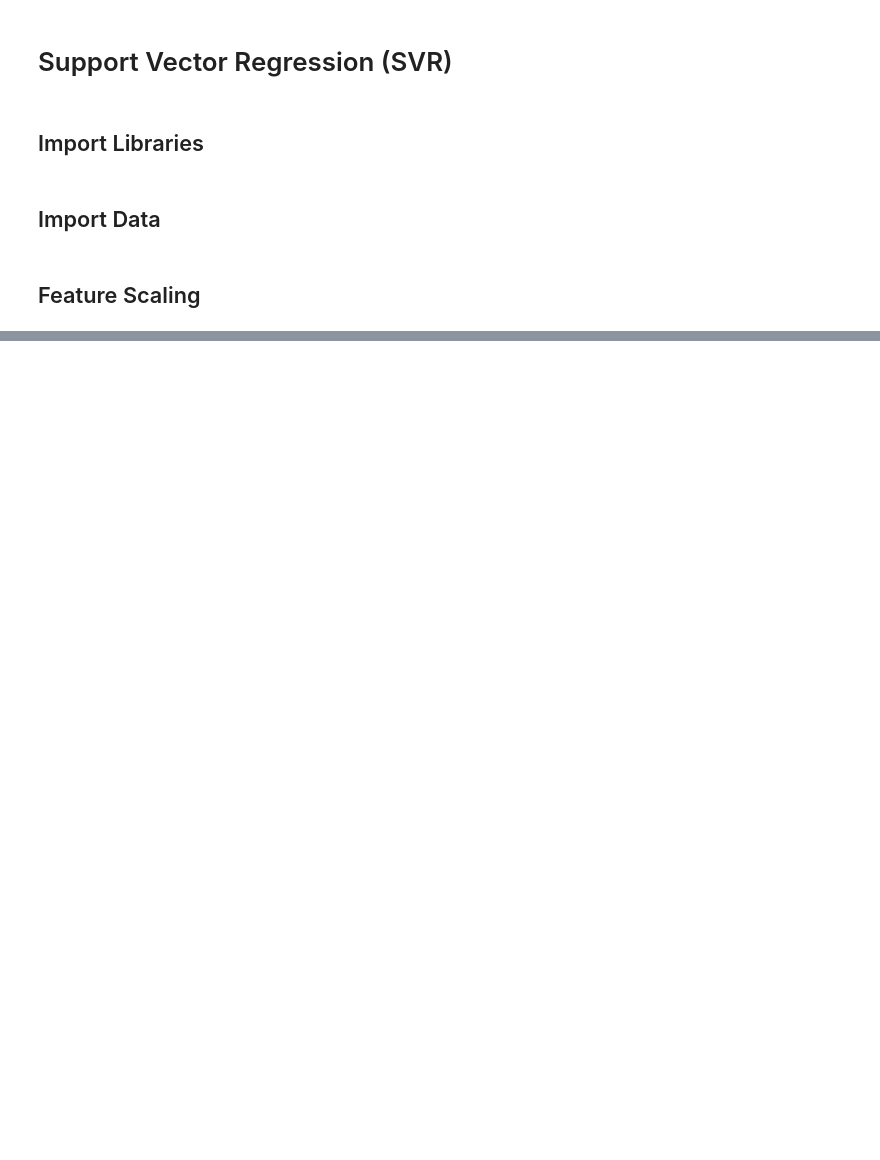
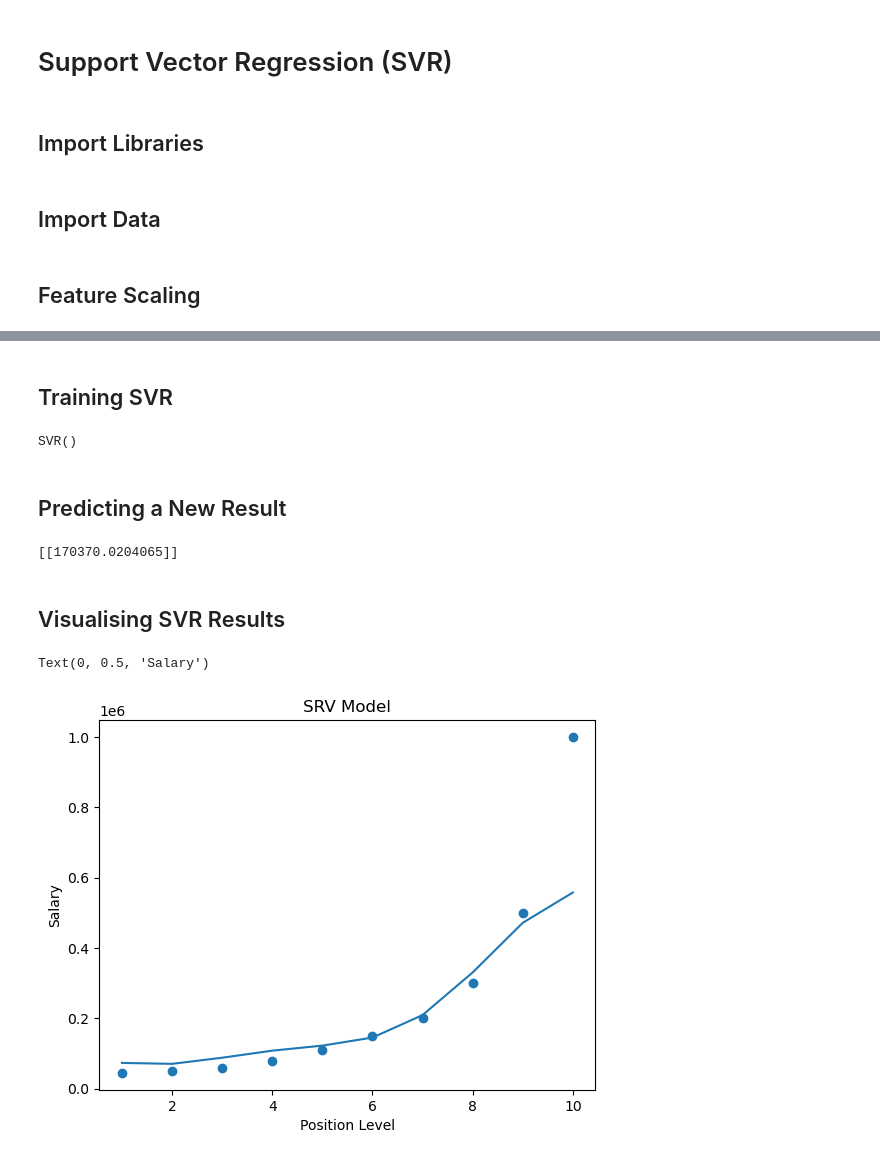
Before and after one commit to PimeTandas/machine-learning-courses-and-notes, a Jupyter notebook: machine learning A-Z/2. Regression/Support Vector Regression.ipynb, the cells around one changed output, grey strips where cells are left out. Cells and saved outputs as stored; diff of their text form; code cells hidden in the pictures; blank space fills up the shorter version.

```diff
--- a/machine learning A-Z/2. Regression/Support Vector Regression.ipynb
+++ b/machine learning A-Z/2. Regression/Support Vector Regression.ipynb
@@ -24,0 +52,25 @@ y = myScalery.fit_transform(y)
+# %% [markdown]
+## Training SVR
+# %%
+regressor = SVR(kernel = 'rbf')
+regressor.fit(X, y)
+# %% [output]
+SVR()
+# %% [markdown]
+## Predicting a New Result
+# %%
+yHat = myScalery.inverse_transform(regressor.predict(myScalerX.transform([[6.5]])).reshape(-1, 1))
+print(yHat)
+# %% [output]
+[[170370.0204065]]
+# %% [markdown]
+## Visualising SVR Results
+# %%
+plt.scatter(myScalerX.inverse_transform(X), myScalery.inverse_transform(y))
+plt.plot(myScalerX.inverse_transform(X), myScalery.inverse_transform(regressor.predict(X).reshape(-1, 1)))
+plt.title("SRV Model")
+plt.xlabel("Position Level")
+plt.ylabel("Salary")
+# %% [output]
+Text(0, 0.5, 'Salary')
+[figure, added]
```
Also changed, not shown: parts of 5 cells of this notebook, 1 other file.
